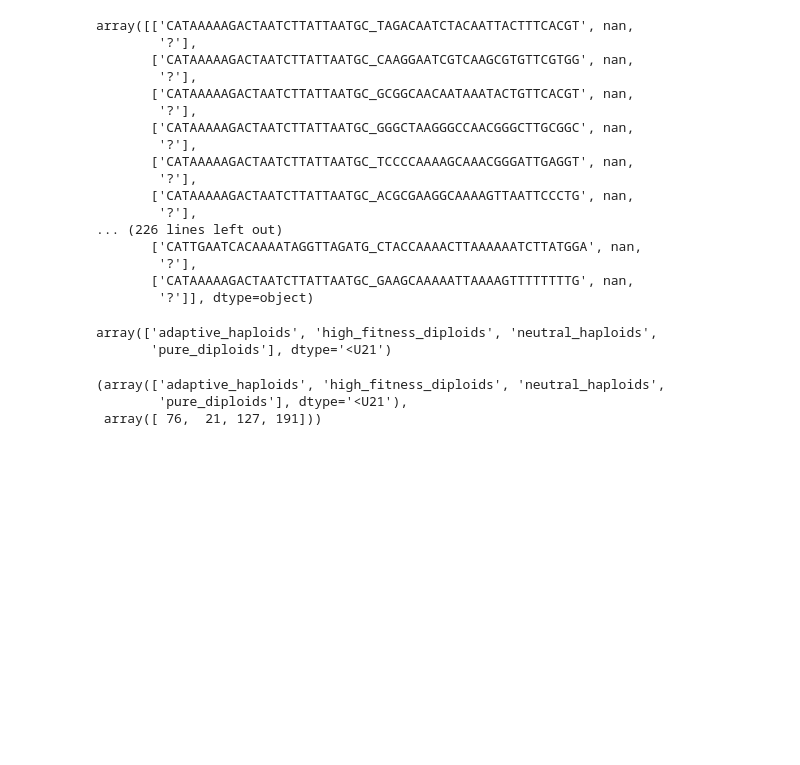
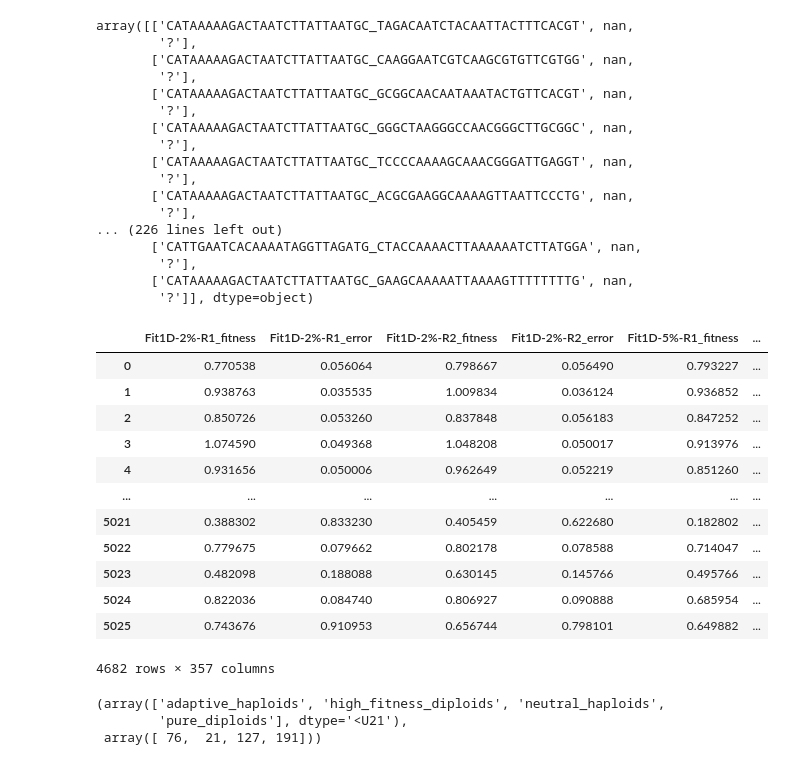
Before and after one commit to grantkinsler/EvolvingFront, a Jupyter notebook: code/processing/WGS/organizing_mutations_and_fitness.ipynb, the cells around one changed output. Cells and saved outputs as stored; diff of their text form; code cells hidden in the pictures; blank space fills up the shorter version.

```diff
--- a/code/processing/WGS/organizing_mutations_and_fitness.ipynb
+++ b/code/processing/WGS/organizing_mutations_and_fitness.ipynb
@@ -1493,11 +1493,65 @@ for anc,barcode,old_class,ploidy_new in zip(merged_fitness['ancestor'].values,
     else:
         class_new_list.append(old_class)
 merged_fitness['class_new'] = class_new_list
+# %%
+relative_list = ['FerPerHour','ResPerHour','StaPerHour',
+                 'Fit1D_both2%5%_fitness','Fit2D_early_fitness','Fit3D_early_fitness','Fit5D_early_fitness']
+
+neutral_vals = {}
+
+for anc in ['WT','CYR1','GPB2','TOR1','IRA1_MIS','IRA1_NON']:
+    neutral_vals[anc] = {}
+    for performance in relative_list:
+
+        if anc == 'WT':
+#             this_anc = merged_fitness[(merged_fitness['source_publication'] != 'Li2019') &
+#                                      (merged_fitness['ancestor']=='WT')]
+
+            neutral_vals[anc][performance] = 0
+
+
+        elif anc == 'IRA1_NON':
+            background_mutant = merged_fitness[merged_fitness['barcode']==tools.rebarcoding_source_mutants[anc]]
+
+            neutral_vals[anc][performance] = background_mutant[performance].values[0]
+
+        else:
+            this_neutral_haploid = merged_fitness[(merged_fitness['ancestor']==anc) &
+                                                  (merged_fitness['class_new']=='neutral_haploids')]
+
+            neutral_vals[anc][performance] = np.nanmean(this_neutral_haploid[performance].values)
+
+
+to_be_added = {}
+
+for performance in relative_list:
+    to_be_added[f'{performance}_relative'] = []
+    for barcode,anc,value in zip(merged_fitness['barcode'].values,
+                                        merged_fitness['ancestor'].values,
+                                       merged_fitness[f'{performance}'].values):
+
+#         print(value)
+
+        to_be_added[f'{performance}_relative'].append(value - neutral_vals[anc][performance])
+
+for performance in relative_list:
+    merged_fitness[f'{performance}_relative'] = to_be_added[f'{performance}_relative']
 # %%
-np.unique([entry for entry in merged_fitness['class'].values if not p.isnull(entry)])
+merged_fitness
 # %% [output]
+|  | Fit1D-2%-R1_fitness | Fit1D-2%-R1_error | Fit1D-2%-R2_fitness | Fit1D-2%-R2_error | Fit1D-5%-R1_fitness | ... |
+| 0 | 0.770538 | 0.056064 | 0.798667 | 0.056490 | 0.793227 | ... |
+| 1 | 0.938763 | 0.035535 | 1.009834 | 0.036124 | 0.936852 | ... |
+| 2 | 0.850726 | 0.053260 | 0.837848 | 0.056183 | 0.847252 | ... |
+| 3 | 1.074590 | 0.049368 | 1.048208 | 0.050017 | 0.913976 | ... |
+| 4 | 0.931656 | 0.050006 | 0.962649 | 0.052219 | 0.851260 | ... |
+| ... | ... | ... | ... | ... | ... | ... |
+| 5021 | 0.388302 | 0.833230 | 0.405459 | 0.622680 | 0.182802 | ... |
+| 5022 | 0.779675 | 0.079662 | 0.802178 | 0.078588 | 0.714047 | ... |
+| 5023 | 0.482098 | 0.188088 | 0.630145 | 0.145766 | 0.495766 | ... |
+| 5024 | 0.822036 | 0.084740 | 0.806927 | 0.090888 | 0.685954 | ... |
+| 5025 | 0.743676 | 0.910953 | 0.656744 | 0.798101 | 0.649882 | ... |
-array(['adaptive_haploids', 'high_fitness_diploids', 'neutral_haploids',
-       'pure_diploids'], dtype='<U21')
+4682 rows × 357 columns
 # %%
 ### manually add double mutants with extreme fitness/performances:
 
```
Also changed, not shown: parts of 13 cells of this notebook, 21 other files.
